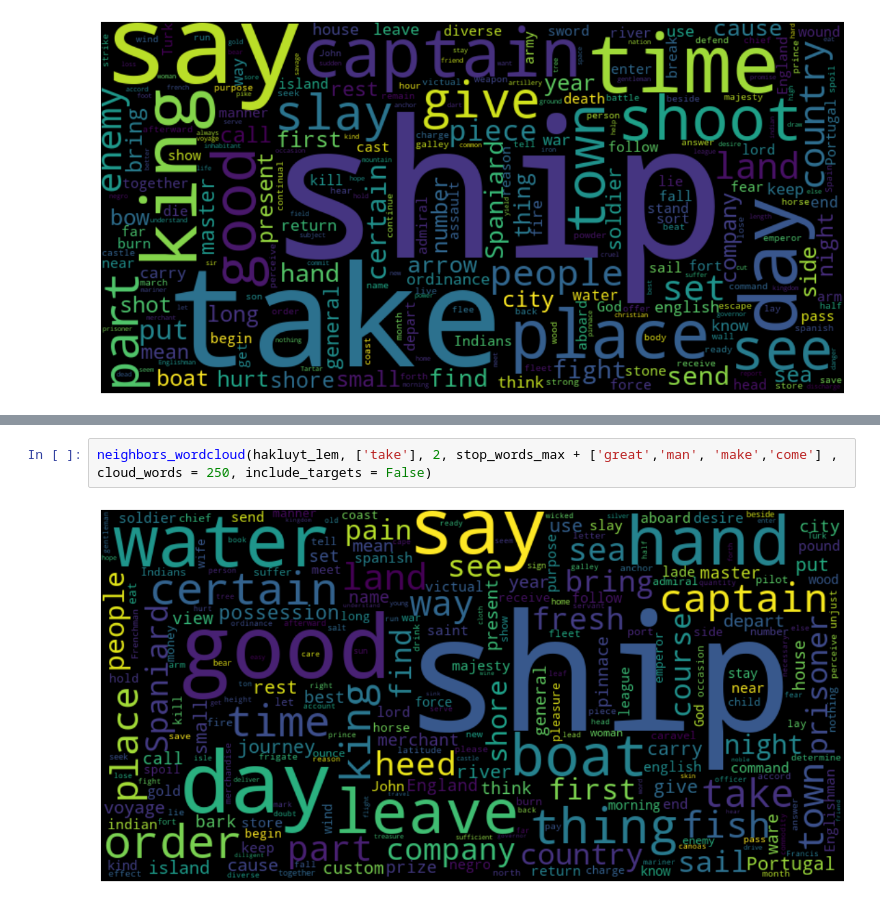
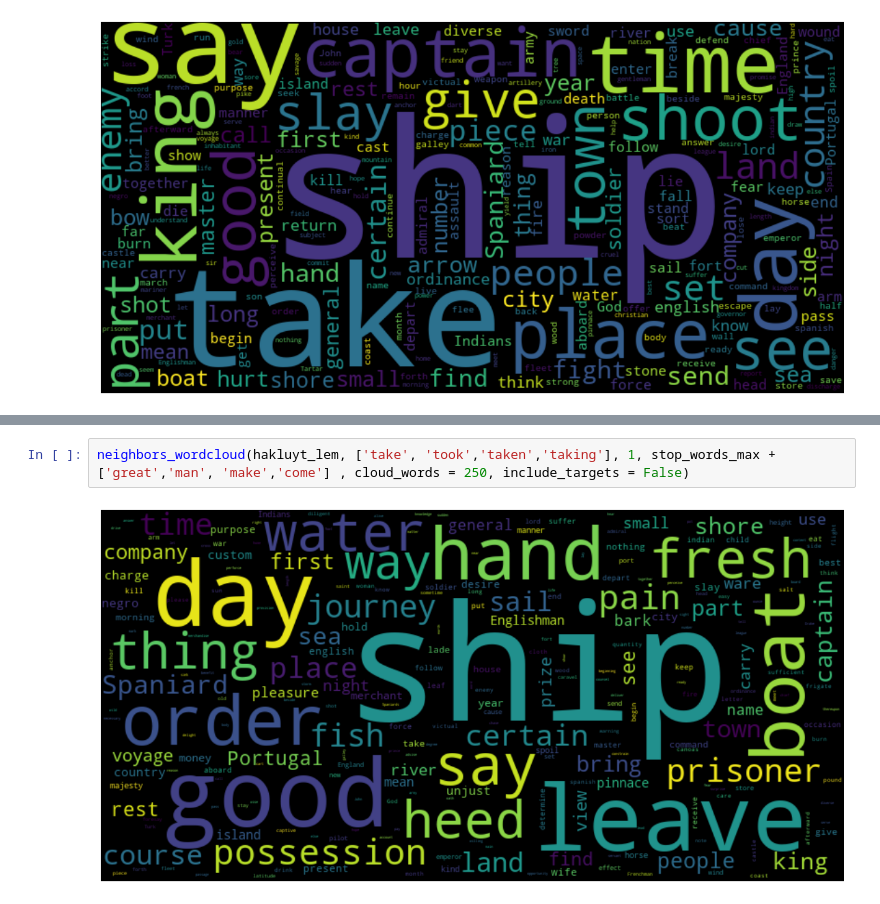
Before and after one commit to ant-lahaie/Hakluyt, a Jupyter notebook: HK_arg.ipynb, the cells around one changed output, grey strips where cells are left out. Drawn from its saved outputs; the diff is of its cells as text.

Commit message:
arg updated up to beginning of violence contexts network graph

```diff
--- a/HK_arg.ipynb
+++ b/HK_arg.ipynb
@@ -1335,4 +1341,4 @@ Ships clearly provide the setting for much explicit violence in Hakluyt. Kings a
 # %%
-neighbors_wordcloud(hakluyt_lem, ['take'], 2, stop_words_max + ['great','man', 'make','come'] , cloud_words = 250, include_targets = False)
+neighbors_wordcloud(hakluyt_lem, ['take', 'took','taken','taking'], 1, stop_words_max + ['great','man', 'make','come'] , cloud_words = 250, include_targets = False)
 # %% [output]
-[figure, old version]
+[figure, new version]
```
Also changed, not shown: parts of 5 cells of this notebook, 3 other files.
